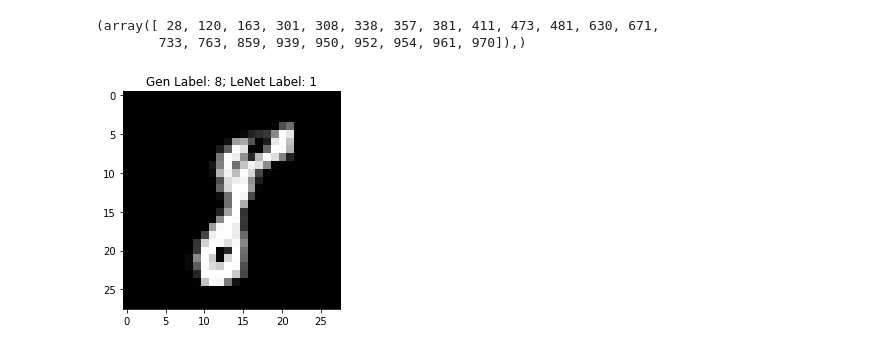
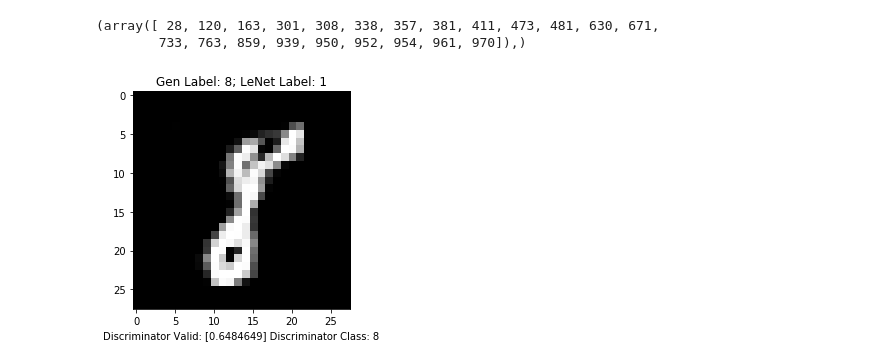
Before and after one commit to achyutreddy24/ATAC_GAN, a Jupyter notebook: notebooks/ACGAN-Adversarial-Test.ipynb, the cells around one changed output. Saved outputs shown, nothing was run; the diff lists cells and outputs as text; code cells hidden in the pictures.

```diff
--- a/notebooks/ACGAN-Adversarial-Test.ipynb
+++ b/notebooks/ACGAN-Adversarial-Test.ipynb
@@ -409,19 +410,22 @@ np.where(t_acc == False)
 # %%
 gen = gen_imgs.cpu().detach().numpy()
 preds = pred_labels.data.cpu().numpy()
 true = gen_labels.data.cpu().numpy()
+v = validity.data.cpu().numpy()
+dpred = dpred_labels.data.cpu().numpy()
 for i in range(len(true)):
     if np.argmax(preds[i]) != true[i]:
         plt.title("Gen Label: " + str(true[i]) + "; LeNet Label: " + str(np.argmax(preds[i])))
+        plt.xlabel("Discriminator Valid: " + str(v[i]) +" Discriminator Class: " + str(np.argmax(dpred[i])))
         plt.imshow(gen[i][0], cmap='gray')
         plt.savefig("../images/SecondRun/AdversarialExamples/" + str(1000+i) + ".png")
 
 #for i in range(len(true)):
 #    plt.title("Gen Label: " + str(true[i]) + "; LeNet Label: " + str(np.argmax(preds[i])))
 #    plt.imshow(gen[i][0], cmap='gray')
 #    plt.savefig("../images/SecondRun/AllSamples/" + str(i) + ".png")
 # %% [output]
-[figure, old version]
+[figure, new version]
 # %%
 # Extra saving
 torch.save(gen_imgs, "../models/Success2_GenSample")
```
Also changed, not shown: parts of 2 cells of this notebook, 1 other file.
